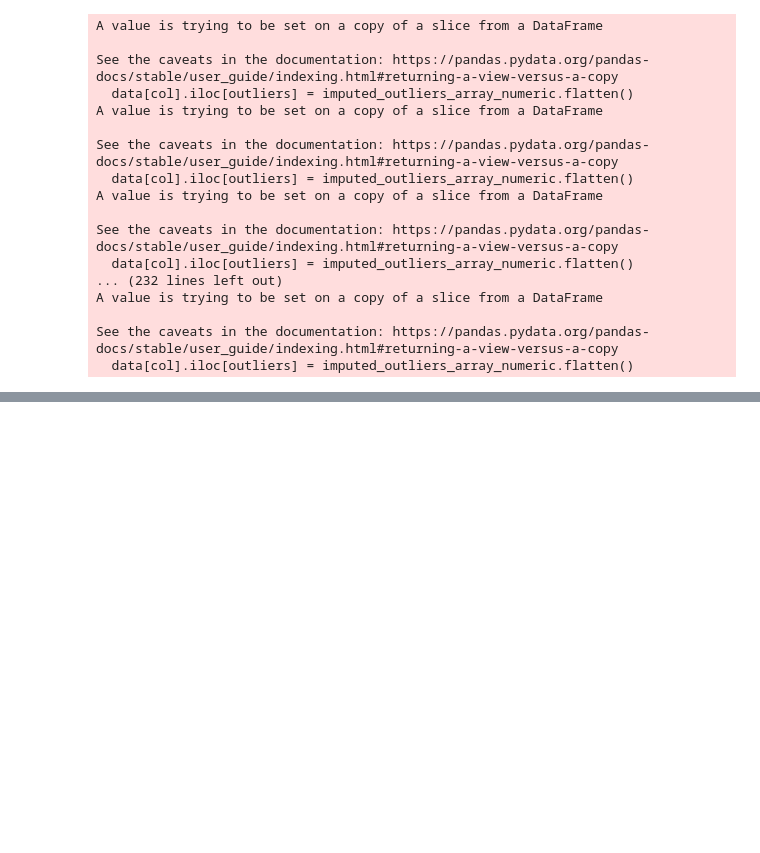
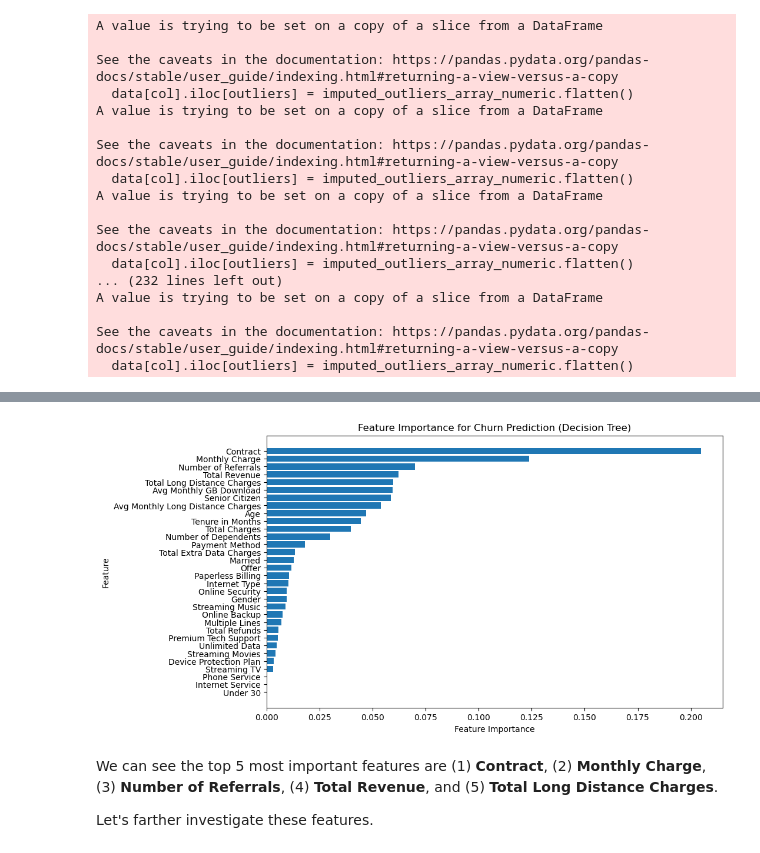
Before and after one commit to Jacky-Lam-CY/PROG74010-DataProject, a Jupyter notebook: PROG74010-DataProject.ipynb, the cells around one changed output, grey strips where cells are left out. Cells and saved outputs as stored; diff of their text form; code cells hidden in the pictures; blank space fills up the shorter version.

```diff
--- a/PROG74010-DataProject.ipynb
+++ b/PROG74010-DataProject.ipynb
@@ -722,0 +809,47 @@ plt.show()
+# %%
+from sklearn.preprocessing import LabelEncoder
+from sklearn.tree import DecisionTreeClassifier
+from sklearn.model_selection import train_test_split
+import matplotlib.pyplot as plt
+
+# Define features and target variable
+X = pd.merge(df_customer_demographics, df_customer_telco_services, on='Customer ID', how='inner').drop(columns=['Customer ID'])
+y = df['Churn Value']
+
+# Initialize label encoder
+label_encoder = LabelEncoder()
+
+for cols in X.columns:
+    if X[cols].dtype == 'object':
+        X[cols] = label_encoder.fit_transform(X[cols])
+
+# Split data into training and test sets
+X_train, X_test, y_train, y_test = train_test_split(X, y, test_size=0.2, random_state=42)
+
+# Extract feature names
+df_features = X.columns
+
+# Initialize and train a decision tree classifier
+dt = DecisionTreeClassifier()
+dt.fit(X_train, y_train)
+
+# Extract feature importance from the trained decision tree and sort them in descending order
+sorted_indices = np.argsort(dt.feature_importances_)[::1]
+
+# Reorder feature names and importances array
+sorted_features = np.array(df_features)[sorted_indices]
+sorted_importances = dt.feature_importances_[sorted_indices]
+
+# Visualize feature importance
+plt.figure(figsize=(10, 6))
+plt.barh(sorted_features, sorted_importances)
+plt.xlabel('Feature Importance')
+plt.ylabel('Feature')
+plt.title('Feature Importance for Churn Prediction (Decision Tree)')
+plt.show()
+# %% [output]
+[figure, added]
+# %% [markdown]
+We can see the top 5 most important features are (1) **Contract**, (2) **Monthly Charge**, (3) **Number of Referrals**, (4) **Total Revenue**, and (5) **Total Long Distance Charges**.
+
+Let's farther investigate these features.
```
Also changed, not shown: parts of 18 cells of this notebook.
